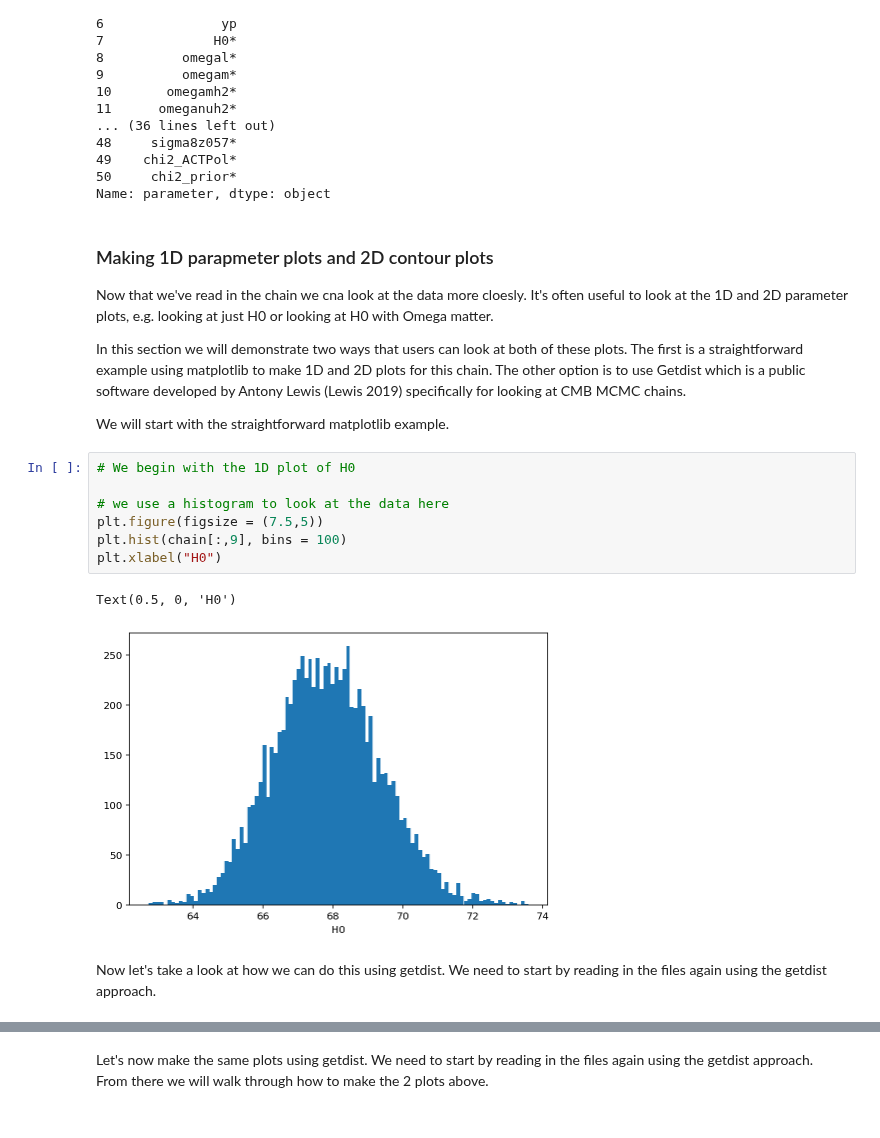
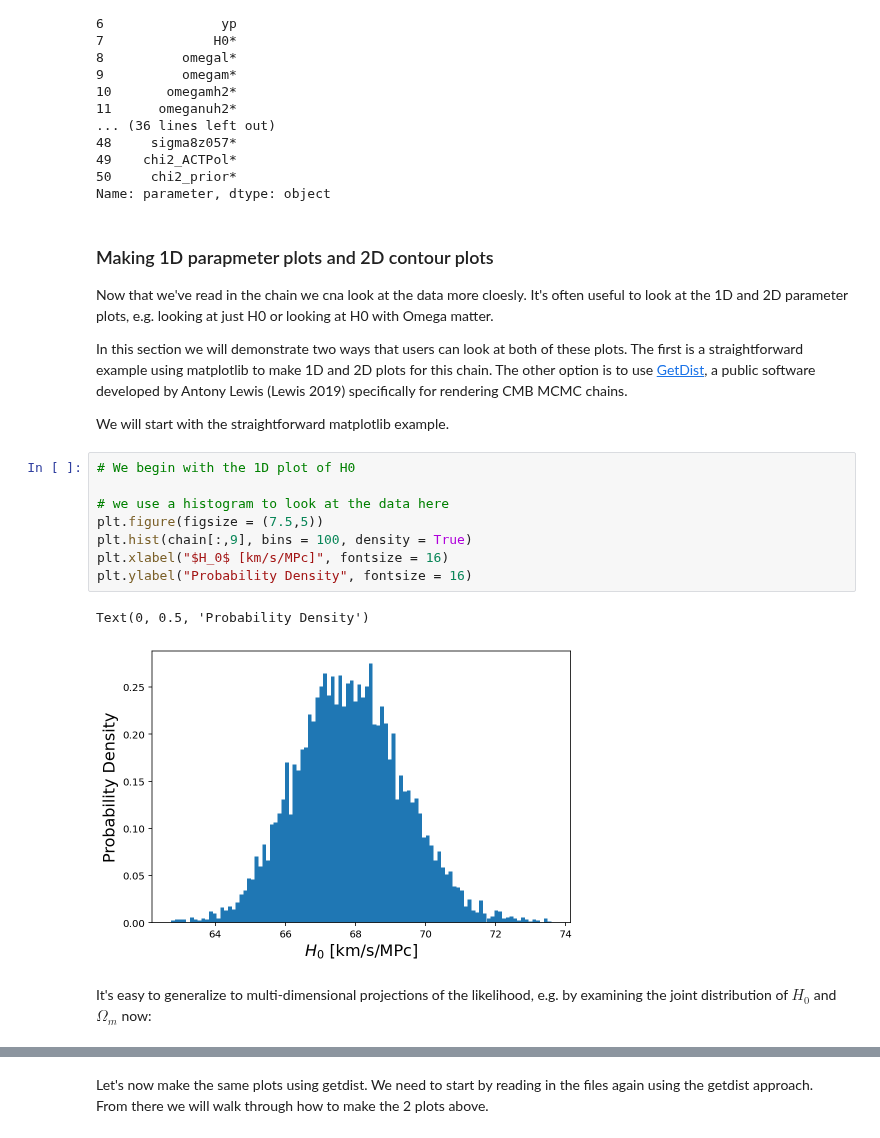
Before and after one commit to ACTCollaboration/DR4_DR5_Notebooks, a Jupyter notebook: Notebooks/Section_10_ACT_likelihood.ipynb, the cells around one changed output, grey strips where cells are left out. Drawn from its saved outputs; the diff is of its cells as text.

```diff
--- a/Notebooks/Section_10_ACT_likelihood.ipynb
+++ b/Notebooks/Section_10_ACT_likelihood.ipynb
@@ -371,21 +370,22 @@ Name: parameter, dtype: object
 ### Making 1D parapmeter plots and 2D contour plots
 Now that we've read in the chain we cna look at the data more cloesly.  It's often useful to look at the 1D and 2D parameter plots, e.g. looking at just H0 or looking at H0 with Omega matter.
 
-In this section we will demonstrate two ways that users can look at both of these plots.  The first is a straightforward example using matplotlib to make 1D and 2D plots for this chain.  The other option is to use Getdist which is a public software developed by Antony Lewis (Lewis 2019) specifically for looking at CMB MCMC chains.
+In this section we will demonstrate two ways that users can look at both of these plots.  The first is a straightforward example using matplotlib to make 1D and 2D plots for this chain.  The other option is to use [GetDist](https://getdist.readthedocs.io/en/latest/), a public software developed by Antony Lewis (Lewis 2019) specifically for rendering CMB MCMC chains.
 
 We will start with the straightforward matplotlib example.
 # %%
 # We begin with the 1D plot of H0
 
 # we use a histogram to look at the data here
 plt.figure(figsize = (7.5,5))
-plt.hist(chain[:,9], bins = 100)
-plt.xlabel("H0")
+plt.hist(chain[:,9], bins = 100, density = True)
+plt.xlabel("$H_0$ [km/s/MPc]", fontsize = 16)
+plt.ylabel("Probability Density", fontsize = 16)
 # %% [output]
-Text(0.5, 0, 'H0')
+Text(0, 0.5, 'Probability Density')
-[figure, old version]
+[figure, new version]
-# %% [markdown]
-Now let's take a look at how we can do this using getdist.  We need to start by reading in the files again using the getdist approach.
+# %% [markdown]
+It's easy to generalize to multi-dimensional projections of the likelihood, e.g. by examining the joint distribution of $H_0$ and $\Omega_m$ now:
 # %%
 # Now let's try a 2D example adding in Omega Matter
 
```
Also changed, not shown: parts of 8 cells of this notebook.
